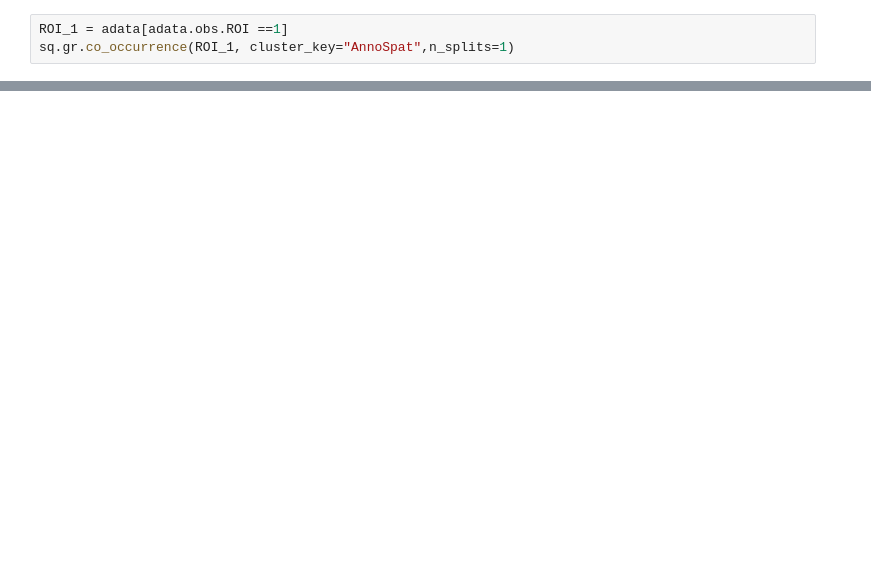
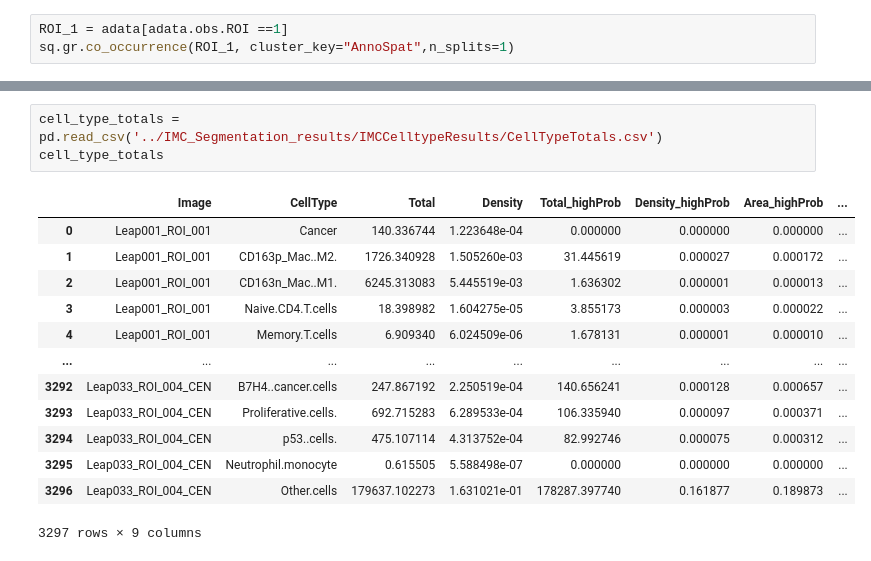
Before and after one commit to Schumacher-group/IMC_TNBC_analysis, a Jupyter notebook: post_processing.ipynb, the cells around one changed output, grey strips where cells are left out. Cells and saved outputs as stored; diff of their text form; blank space fills up the shorter version.

```diff
--- a/post_processing.ipynb
+++ b/post_processing.ipynb
@@ -234,0 +277,17 @@ ERROR: Unable to fetch palette, reason: 'AnnoSpat_colors'. Using `None`.
+# %%
+cell_type_totals = pd.read_csv('../IMC_Segmentation_results/IMCCelltypeResults/CellTypeTotals.csv')
+cell_type_totals
+# %% [output]
+|  | Image | CellType | Total | Density | Total_highProb | Density_highProb | Area_highProb | ... |
+| 0 | Leap001_ROI_001 | Cancer | 140.336744 | 1.223648e-04 | 0.000000 | 0.000000 | 0.000000 | ... |
+| 1 | Leap001_ROI_001 | CD163p_Mac..M2. | 1726.340928 | 1.505260e-03 | 31.445619 | 0.000027 | 0.000172 | ... |
+| 2 | Leap001_ROI_001 | CD163n_Mac..M1. | 6245.313083 | 5.445519e-03 | 1.636302 | 0.000001 | 0.000013 | ... |
+| 3 | Leap001_ROI_001 | Naive.CD4.T.cells | 18.398982 | 1.604275e-05 | 3.855173 | 0.000003 | 0.000022 | ... |
+| 4 | Leap001_ROI_001 | Memory.T.cells | 6.909340 | 6.024509e-06 | 1.678131 | 0.000001 | 0.000010 | ... |
+| ... | ... | ... | ... | ... | ... | ... | ... | ... |
+| 3292 | Leap033_ROI_004_CEN | B7H4..cancer.cells | 247.867192 | 2.250519e-04 | 140.656241 | 0.000128 | 0.000657 | ... |
+| 3293 | Leap033_ROI_004_CEN | Proliferative.cells. | 692.715283 | 6.289533e-04 | 106.335940 | 0.000097 | 0.000371 | ... |
+| 3294 | Leap033_ROI_004_CEN | p53..cells. | 475.107114 | 4.313752e-04 | 82.992746 | 0.000075 | 0.000312 | ... |
+| 3295 | Leap033_ROI_004_CEN | Neutrophil.monocyte | 0.615505 | 5.588498e-07 | 0.000000 | 0.000000 | 0.000000 | ... |
+| 3296 | Leap033_ROI_004_CEN | Other.cells | 179637.102273 | 1.631021e-01 | 178287.397740 | 0.161877 | 0.189873 | ... |
+3297 rows × 9 columns
```
Also changed, not shown: parts of 17 cells of this notebook, 4 other files.
